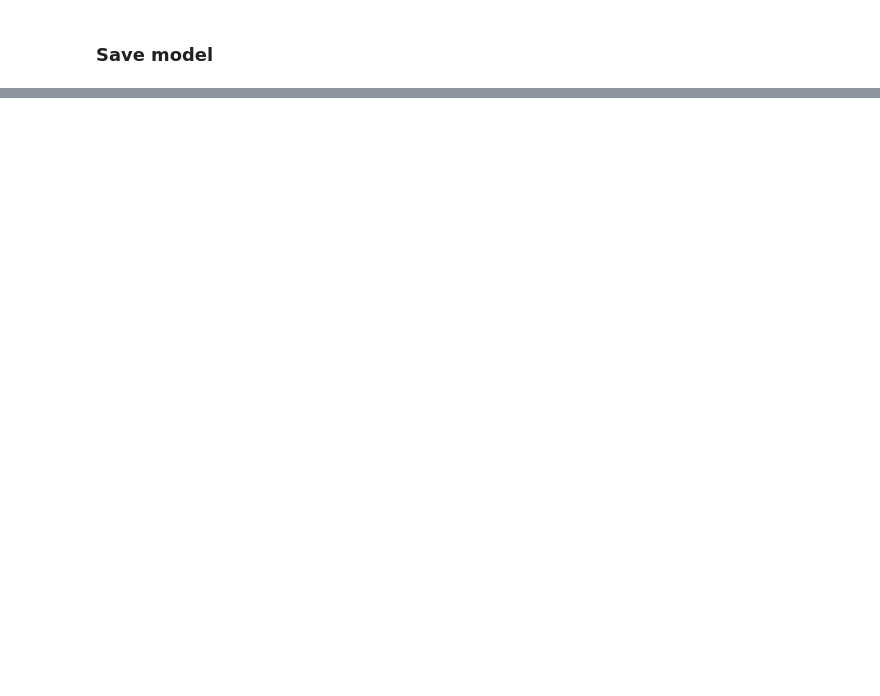
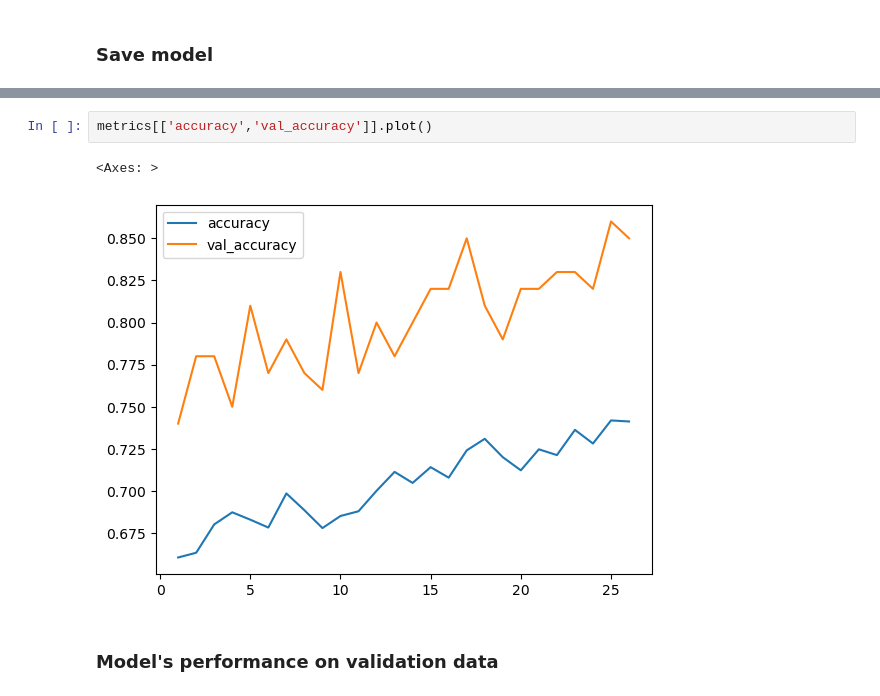
Before and after one commit to ABF-QC/Module3_Project1, a Jupyter notebook: notebook/CNN.ipynb, the cells around one changed output, grey strips where cells are left out. Drawn from its saved outputs; the diff is of its cells as text; blank space fills up the shorter version.

```diff
--- a/notebook/CNN.ipynb
+++ b/notebook/CNN.ipynb
@@ -298,0 +360,7 @@ NameError: name 'scaler' is not defined
+# %%
+metrics[['accuracy','val_accuracy']].plot()
+# %% [output]
+<Axes: >
+[figure, added]
+# %% [markdown]
+### Model's performance on validation data
```
Also changed, not shown: parts of 33 cells of this notebook, 1 other file.
